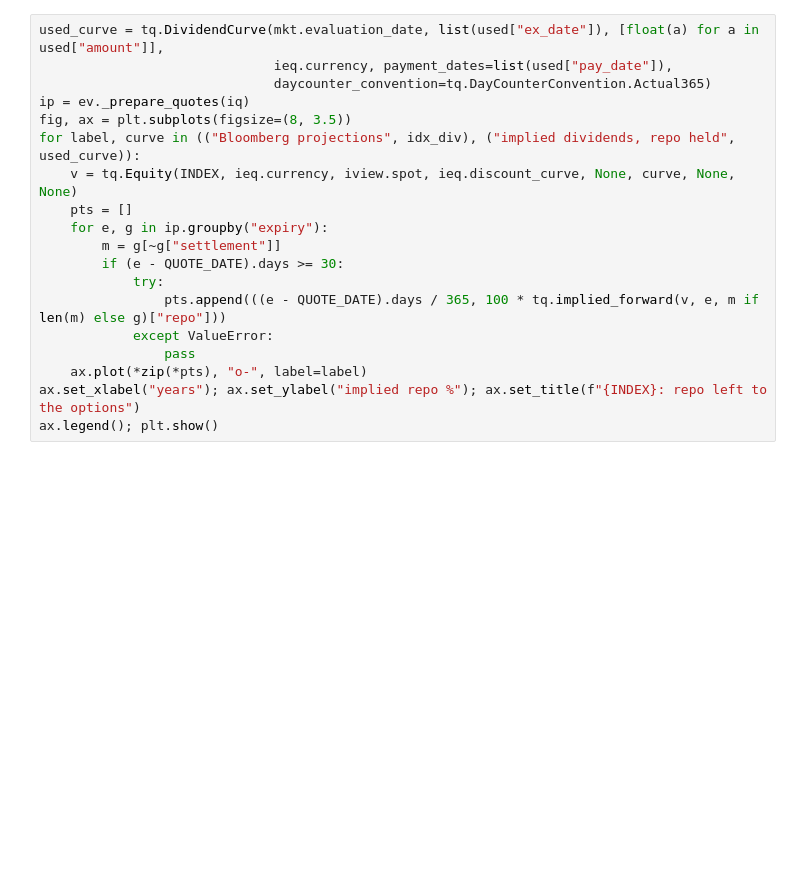
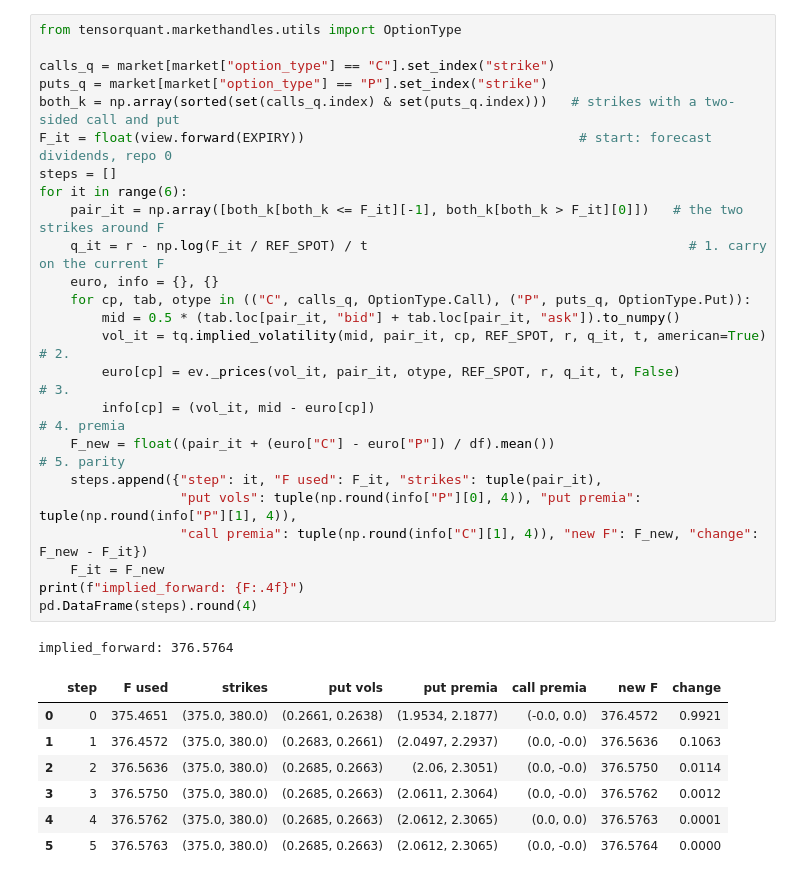
Before and after one commit to andrea220/tQuant, a Jupyter notebook: study/notebooks/equity_vol_calibration.ipynb, the cells around one changed output. Cells and saved outputs as stored; diff of their text form; blank space fills up the shorter version.

```diff
--- a/study/notebooks/equity_vol_calibration.ipynb
+++ b/study/notebooks/equity_vol_calibration.ipynb
@@ -241,20 +470,34 @@ plt.show()
 # %%
-used_curve = tq.DividendCurve(mkt.evaluation_date, list(used["ex_date"]), [float(a) for a in used["amount"]],
-                              ieq.currency, payment_dates=list(used["pay_date"]),
-                              daycounter_convention=tq.DayCounterConvention.Actual365)
-ip = ev._prepare_quotes(iq)
-fig, ax = plt.subplots(figsize=(8, 3.5))
-for label, curve in (("Bloomberg projections", idx_div), ("implied dividends, repo held", used_curve)):
-    v = tq.Equity(INDEX, ieq.currency, iview.spot, ieq.discount_curve, None, curve, None, None)
-    pts = []
-    for e, g in ip.groupby("expiry"):
-        m = g[~g["settlement"]]
-        if (e - QUOTE_DATE).days >= 30:
-            try:
-                pts.append(((e - QUOTE_DATE).days / 365, 100 * tq.implied_forward(v, e, m if len(m) else g)["repo"]))
-            except ValueError:
-                pass
-    ax.plot(*zip(*pts), "o-", label=label)
-ax.set_xlabel("years"); ax.set_ylabel("implied repo %"); ax.set_title(f"{INDEX}: repo left to the options")
-ax.legend(); plt.show()
+from tensorquant.markethandles.utils import OptionType
+
+calls_q = market[market["option_type"] == "C"].set_index("strike")
+puts_q = market[market["option_type"] == "P"].set_index("strike")
+both_k = np.array(sorted(set(calls_q.index) & set(puts_q.index)))   # strikes with a two-sided call and put
+F_it = float(view.forward(EXPIRY))                                   # start: forecast dividends, repo 0
+steps = []
+for it in range(6):
+    pair_it = np.array([both_k[both_k <= F_it][-1], both_k[both_k > F_it][0]])   # the two strikes around F
+    q_it = r - np.log(F_it / REF_SPOT) / t                                         # 1. carry on the current F
+    euro, info = {}, {}
+    for cp, tab, otype in (("C", calls_q, OptionType.Call), ("P", puts_q, OptionType.Put)):
+        mid = 0.5 * (tab.loc[pair_it, "bid"] + tab.loc[pair_it, "ask"]).to_numpy()
+        vol_it = tq.implied_volatility(mid, pair_it, cp, REF_SPOT, r, q_it, t, american=True)   # 2.
+        euro[cp] = ev._prices(vol_it, pair_it, otype, REF_SPOT, r, q_it, t, False)              # 3.
+        info[cp] = (vol_it, mid - euro[cp])                                                     # 4. premia
+    F_new = float((pair_it + (euro["C"] - euro["P"]) / df).mean())                              # 5. parity
+    steps.append({"step": it, "F used": F_it, "strikes": tuple(pair_it),
+                  "put vols": tuple(np.round(info["P"][0], 4)), "put premia": tuple(np.round(info["P"][1], 4)),
+                  "call premia": tuple(np.round(info["C"][1], 4)), "new F": F_new, "change": F_new - F_it})
+    F_it = F_new
+print(f"implied_forward: {F:.4f}")
+pd.DataFrame(steps).round(4)
+# %% [output]
+implied_forward: 376.5764
+|  | step | F used | strikes | put vols | put premia | call premia | new F | change |
+| 0 | 0 | 375.4651 | (375.0, 380.0) | (0.2661, 0.2638) | (1.9534, 2.1877) | (-0.0, 0.0) | 376.4572 | 0.9921 |
+| 1 | 1 | 376.4572 | (375.0, 380.0) | (0.2683, 0.2661) | (2.0497, 2.2937) | (0.0, -0.0) | 376.5636 | 0.1063 |
+| 2 | 2 | 376.5636 | (375.0, 380.0) | (0.2685, 0.2663) | (2.06, 2.3051) | (0.0, -0.0) | 376.5750 | 0.0114 |
+| 3 | 3 | 376.5750 | (375.0, 380.0) | (0.2685, 0.2663) | (2.0611, 2.3064) | (0.0, -0.0) | 376.5762 | 0.0012 |
+| 4 | 4 | 376.5762 | (375.0, 380.0) | (0.2685, 0.2663) | (2.0612, 2.3065) | (0.0, 0.0) | 376.5763 | 0.0001 |
+| 5 | 5 | 376.5763 | (375.0, 380.0) | (0.2685, 0.2663) | (2.0612, 2.3065) | (0.0, -0.0) | 376.5764 | 0.0000 |
 # %% [markdown]
```
Also changed, not shown: parts of 85 cells of this notebook, 3 other files.
